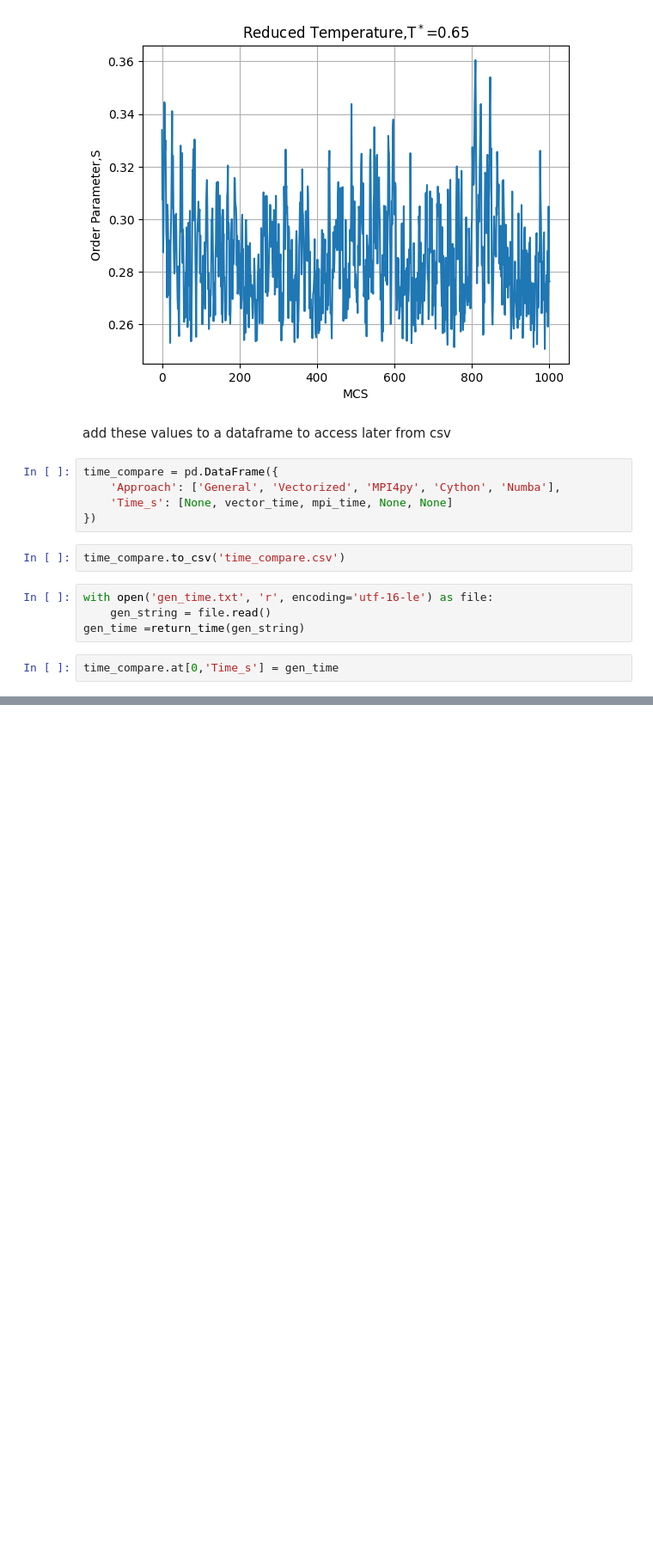
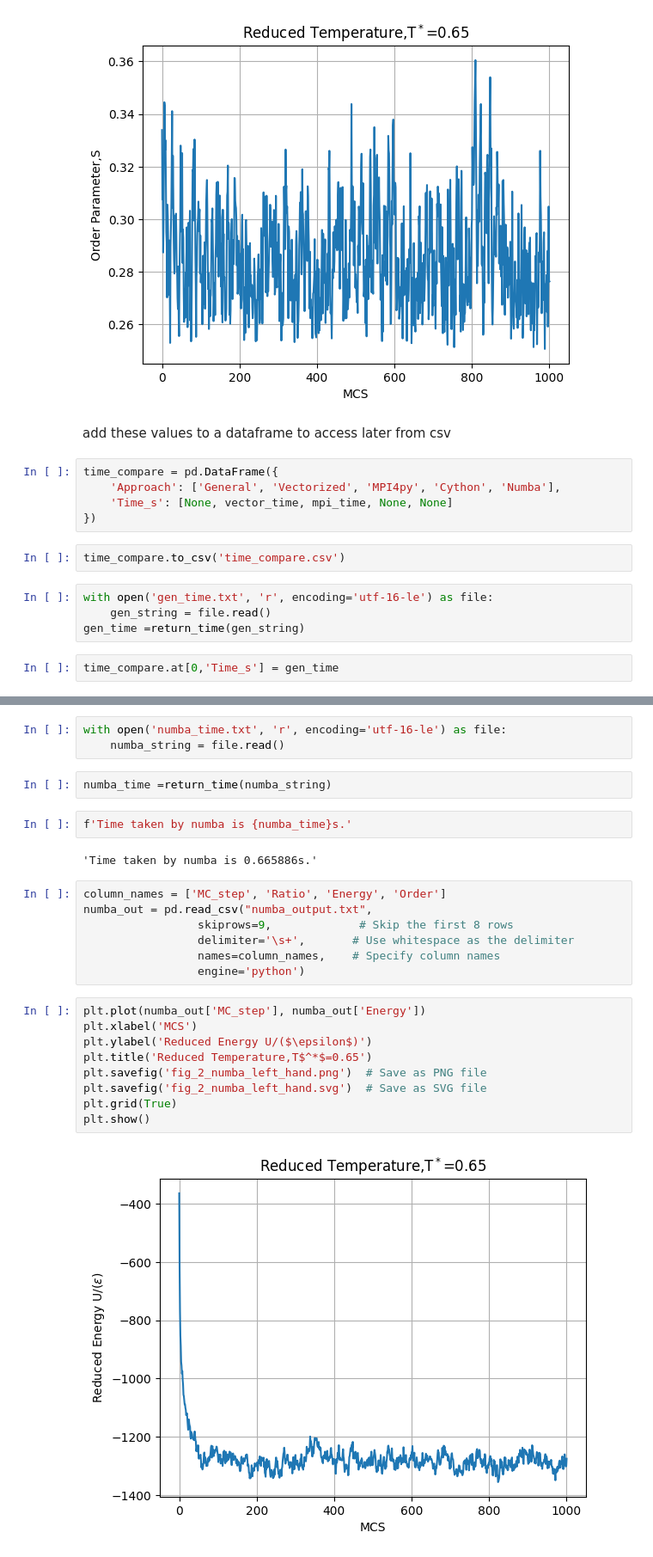
Before and after one commit to KayVeeZ/LebwohlLasher, a Jupyter notebook: testing_notebook.ipynb, the cells around one changed output, grey strips where cells are left out. Shown at 86% size. Cells and saved outputs as stored; diff of their text form; blank space fills up the shorter version.

Commit message:
done with numba

```diff
--- a/testing_notebook.ipynb
+++ b/testing_notebook.ipynb
@@ -1045,0 +1042,27 @@ ImportError: DLL load failed while importing LebwohlLasher_cython: The specified
+# %%
+with open('numba_time.txt', 'r', encoding='utf-16-le') as file:
+    numba_string = file.read()
+# %%
+numba_time =return_time(numba_string)
+# %%
+f'Time taken by numba is {numba_time}s.'
+# %% [output]
+'Time taken by numba is 0.665886s.'
+# %%
+column_names = ['MC_step', 'Ratio', 'Energy', 'Order']
+numba_out = pd.read_csv("numba_output.txt",
+                 skiprows=9,             # Skip the first 8 rows
+                 delimiter='\s+',       # Use whitespace as the delimiter
+                 names=column_names,    # Specify column names
+                 engine='python')
+# %%
+plt.plot(numba_out['MC_step'], numba_out['Energy'])
+plt.xlabel('MCS')
+plt.ylabel('Reduced Energy U/($\epsilon$)')
+plt.title('Reduced Temperature,T$^*$=0.65')
+plt.savefig('fig_2_numba_left_hand.png')  # Save as PNG file
+plt.savefig('fig_2_numba_left_hand.svg')  # Save as SVG file
+plt.grid(True)
+plt.show()
+# %% [output]
+[figure, added]
```
Also changed, not shown: parts of 9 cells of this notebook, 11 other files.
